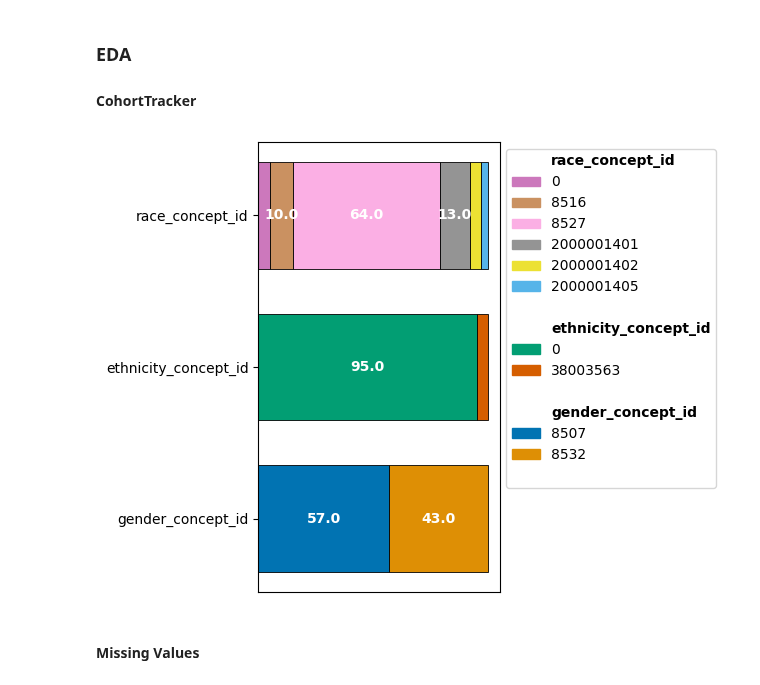
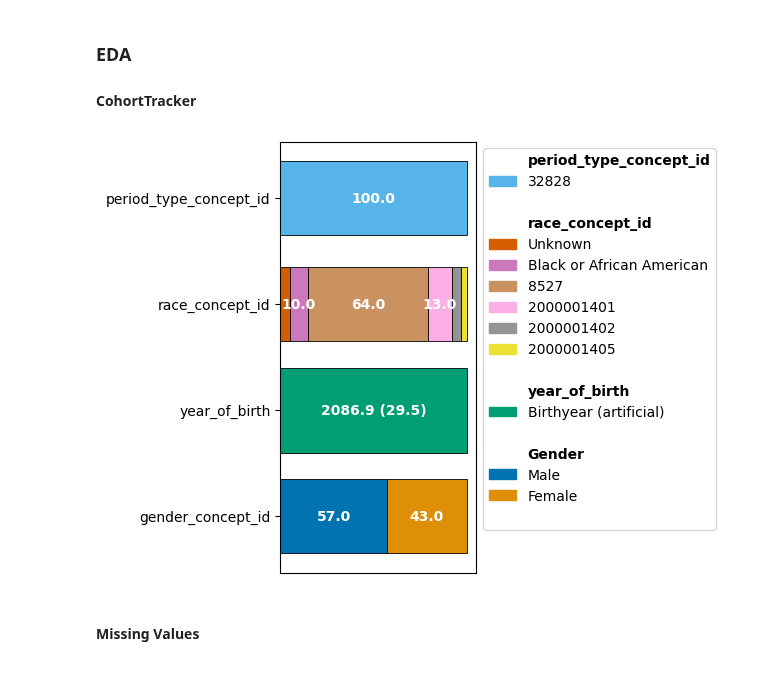
Before and after one commit to theislab/ehrdata, a Jupyter notebook: notebooks/tutorial_ehrdata_omop.ipynb, the cells around one changed output. Cells and saved outputs as stored; diff of their text form; code cells hidden in the pictures.

```diff
--- a/notebooks/tutorial_ehrdata_omop.ipynb
+++ b/notebooks/tutorial_ehrdata_omop.ipynb
@@ -104,19 +169,27 @@ np.array(edata.it).shape
 # %% [markdown]
 ### EDA
 #### CohortTracker
-# %%
-import anndata as ad
-
-edata_as_anndata = ad.AnnData(X=np.zeros_like(edata.obs), obs=edata.obs)
-ct = ep.tl.CohortTracker(
-    edata_as_anndata,
-    columns=["gender_concept_id", "ethnicity_concept_id", "race_concept_id"],
-    categorical=["gender_concept_id", "ethnicity_concept_id", "race_concept_id"],
-)
-ct(edata_as_anndata)
-ct.plot_cohort_barplot()
-# %% [output]
-[figure, removed]
+# %%
+ct = ep.tl.CohortTracker(
+    edata,
+    columns=["gender_concept_id", "year_of_birth", "race_concept_id", "period_type_concept_id"],
+    categorical=["gender_concept_id", "race_concept_id", "period_type_concept_id"],
+)
+
+ct(edata)
+
+ct.plot_cohort_barplot(
+    legend_labels={
+        0: "Unknown",
+        8516: "Black or African American",
+        "year_of_birth": "Birthyear (artificial)",
+        8507: "Male",
+        8532: "Female",
+    },
+    legend_subtitles_names={"gender_concept_id": "Gender"},
+)
+# %% [output]
+[figure, added]
 # %% [markdown]
 #### Missing Values
 # %%
```
Also changed, not shown: parts of 22 cells of this notebook, 2 other files.
